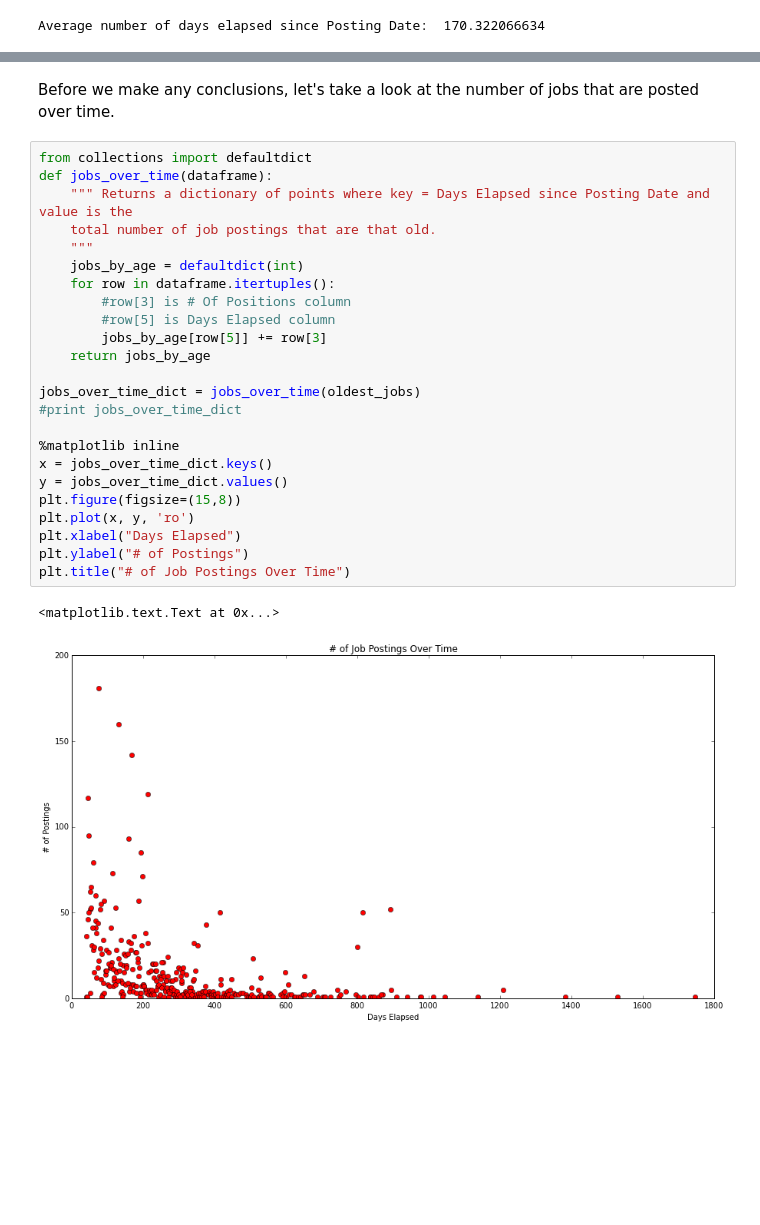
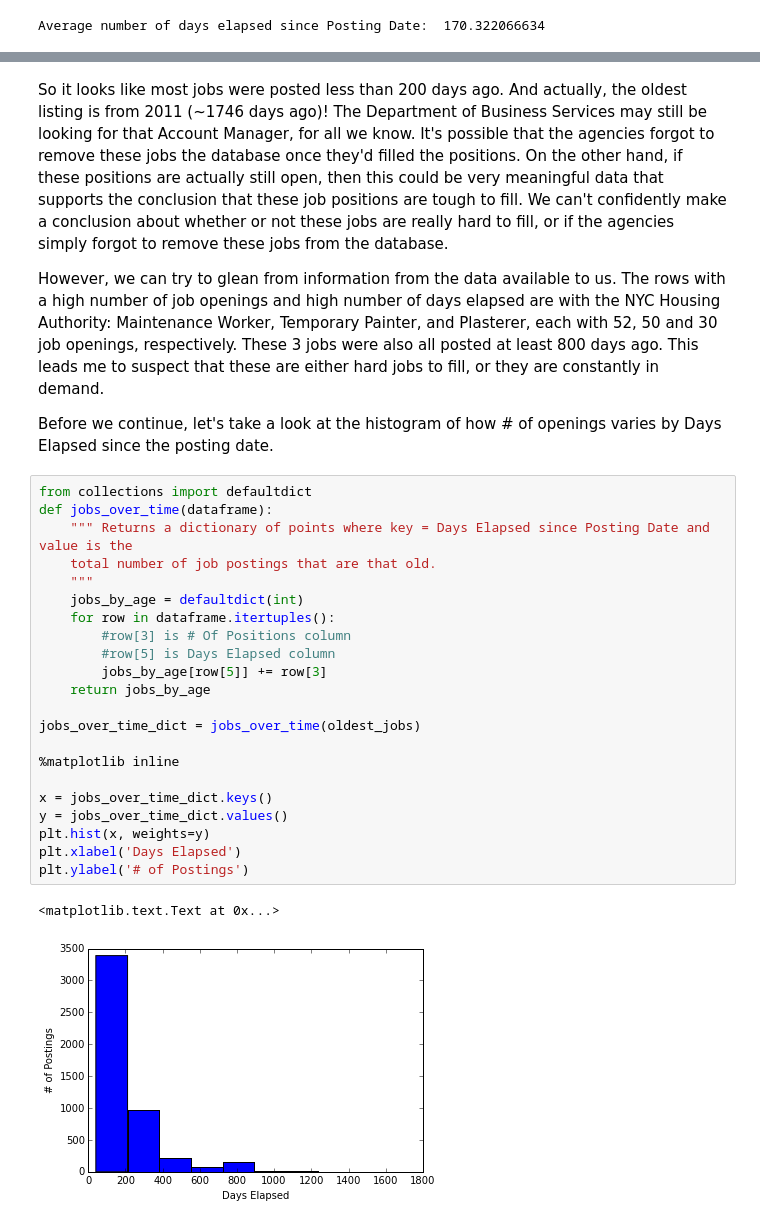
Before and after one commit to echang26/nyc_workmarket, a Jupyter notebook: nyc_jobs.ipynb, the cells around one changed output, grey strips where cells are left out. Drawn from its saved outputs; the diff is of its cells as text; blank space fills up the shorter version.

Commit message:
updated conclusion and histogram

```diff
--- a/nyc_jobs.ipynb
+++ b/nyc_jobs.ipynb
@@ -339,32 +339,34 @@ oldest_jobs.head(30)
 | 100 | DEPT OF HEALTH/MENTAL HYGIENE | Laboratory Microbiologist, Bureau... | 3 | 2014-02-26 | 768 |
 | 102 | ADMIN FOR CHILDREN'S SVCS | Budget Analyst Trainee | 1 | 2014-02-26 | 768 |
 | 109 | DEPARTMENT OF FINANCE | Database Administrator | 2 | 2014-03-12 | 754 |
-# %% [markdown]
-Before we make any conclusions, let's take a look at the number of jobs that are posted over time.
+# %% [markdown]
+So it looks like most jobs were posted less than 200 days ago. And actually, the oldest listing is from 2011 (~1746 days ago)! The Department of Business Services may still be looking for that Account Manager, for all we know. It's possible that the agencies forgot to remove these jobs the database once they'd filled the positions. On the other hand, if these positions are actually still open, then this could be very meaningful data that supports the conclusion that these job positions are tough to fill. We can't confidently make a conclusion about whether or not these jobs are really hard to fill, or if the agencies simply forgot to remove these jobs from the database.
+
+However, we can try to glean from information from the data available to us. The rows with a high number of job openings and high number of days elapsed are with the NYC Housing Authority: Maintenance Worker, Temporary Painter, and Plasterer, each with 52, 50 and 30 job openings, respectively. These 3 jobs were also all posted at least 800 days ago. This leads me to suspect that these are either hard jobs to fill, or they are constantly in demand.
+
+Before we continue, let's take a look at the histogram of how # of openings varies by Days Elapsed since the posting date.
 # %%
 from collections import defaultdict
 def jobs_over_time(dataframe):
     """ Returns a dictionary of points where key = Days Elapsed since Posting Date and value is the
     total number of job postings that are that old.
     """
     jobs_by_age = defaultdict(int)
     for row in dataframe.itertuples():
         #row[3] is # Of Positions column
         #row[5] is Days Elapsed column
         jobs_by_age[row[5]] += row[3]
     return jobs_by_age
 
 jobs_over_time_dict = jobs_over_time(oldest_jobs)
-#print jobs_over_time_dict
 
 %matplotlib inline
+
 x = jobs_over_time_dict.keys()
 y = jobs_over_time_dict.values()
-plt.figure(figsize=(15,8))
-plt.plot(x, y, 'ro')
-plt.xlabel("Days Elapsed")
-plt.ylabel("# of Postings")
-plt.title("# of Job Postings Over Time")
+plt.hist(x, weights=y)
+plt.xlabel('Days Elapsed')
+plt.ylabel('# of Postings')
 # %% [output]
 <matplotlib.text.Text at 0x...>
-[figure, old version]
+[figure, new version]
```
Also changed, not shown: parts of 6 cells of this notebook.
